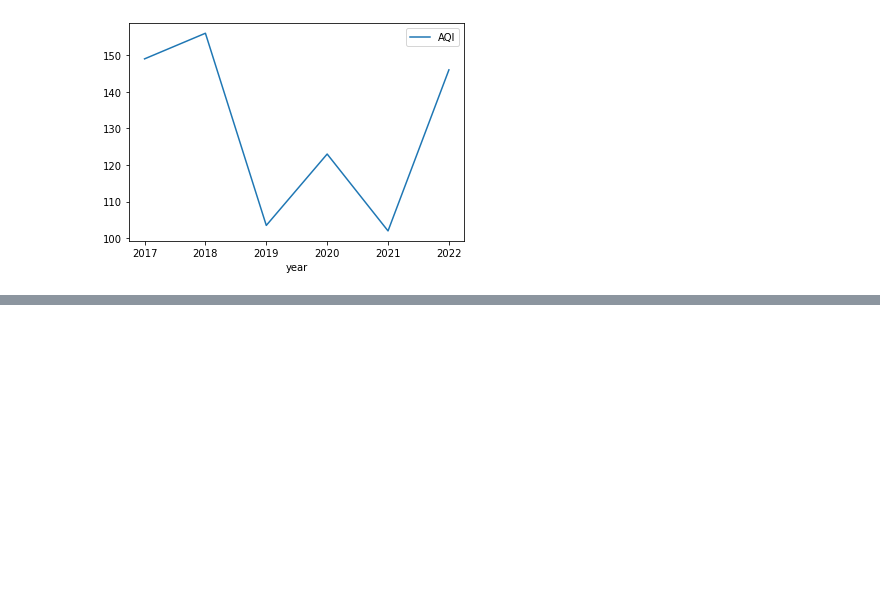
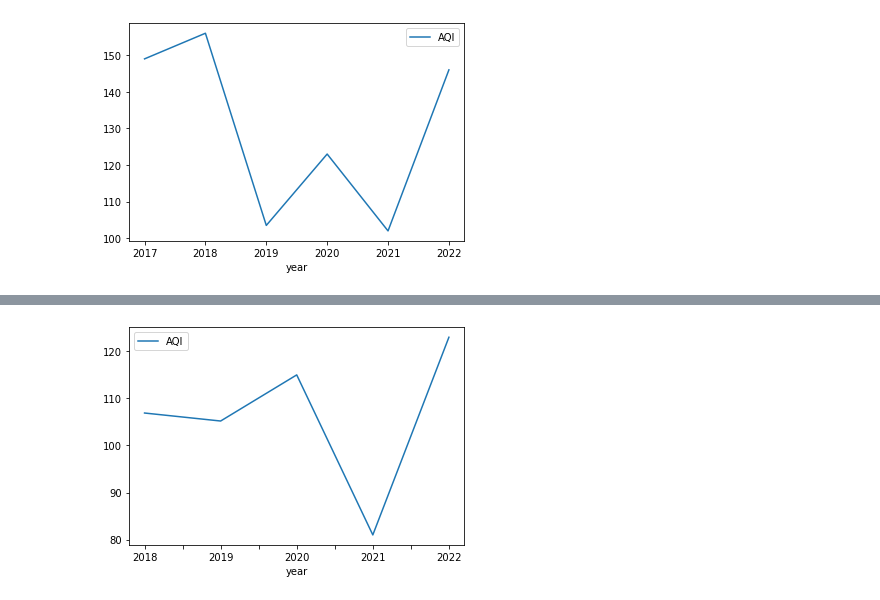
Before and after one commit to danileahacker/Air-Quality-in-Hyderabad-Pollution-Analysis, a Jupyter notebook: pollution_eda.ipynb, the cells around one changed output, grey strips where cells are left out. Drawn from its saved outputs; the diff is of its cells as text; code cells hidden in the pictures; blank space fills up the shorter version.

```diff
--- a/pollution_eda.ipynb
+++ b/pollution_eda.ipynb
@@ -207,0 +223,5 @@ aqi.loc[aqi.month == 'Jan'].plot(x='year', y='AQI');
+# %%
+# zoom in on May
+aqi.loc[aqi.month == 'May'].plot(x='year', y='AQI');
+# %% [output]
+[figure, added]
```
Also changed, not shown: parts of 11 cells of this notebook.
